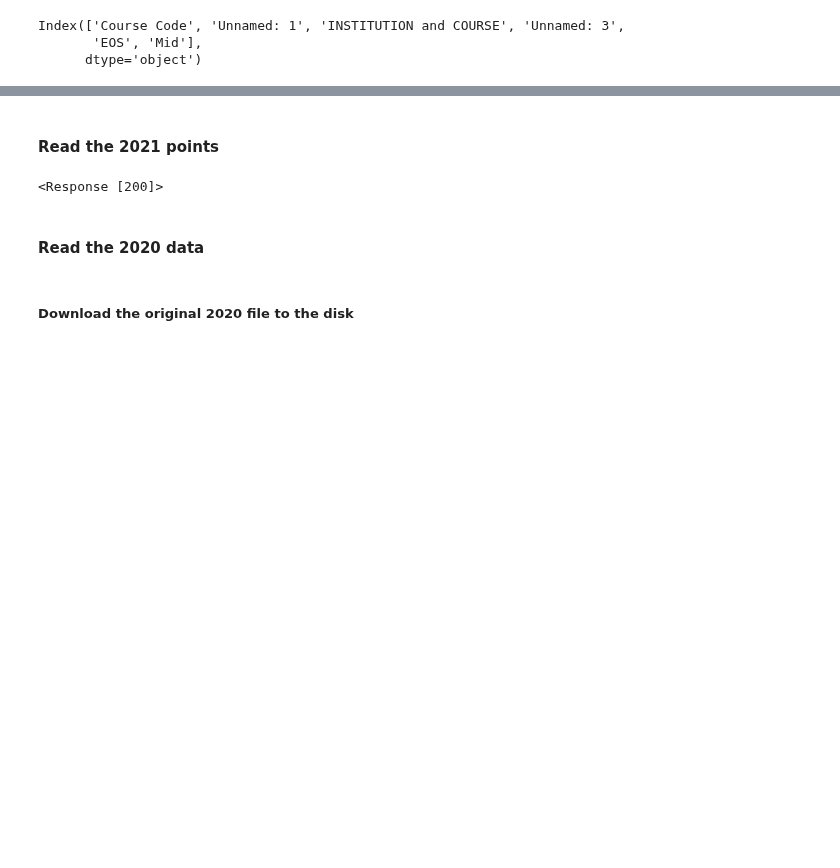
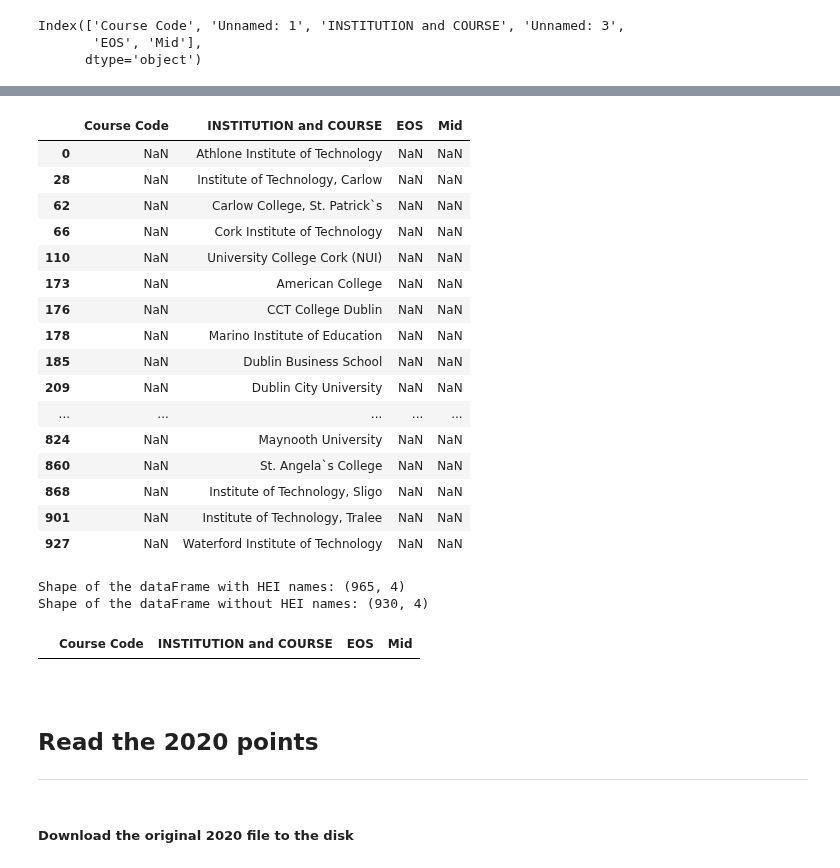
Before and after one commit to przemekbil/FoDA_2021, a Jupyter notebook: cao.ipynb, the cells around one changed output, grey strips where cells are left out. Drawn from its saved outputs; the diff is of its cells as text; code cells hidden in the pictures; blank space fills up the shorter version.

```diff
--- a/cao.ipynb
+++ b/cao.ipynb
@@ -70,21 +86,42 @@ df19 = df19.drop(['Unnamed: 1', 'Unnamed: 3'], axis=1)
+# %%
+#institute names are stored in the rows that don't have any values in the 'Course code' column
+df19[df19['Course Code'].isna()]
+# %% [output]
+|  | Course Code | INSTITUTION and COURSE | EOS | Mid |
+| 0 | NaN | Athlone Institute of Technology | NaN | NaN |
+| 28 | NaN | Institute of Technology, Carlow | NaN | NaN |
+| 62 | NaN | Carlow College, St. Patrick`s | NaN | NaN |
+| 66 | NaN | Cork Institute of Technology | NaN | NaN |
+| 110 | NaN | University College Cork (NUI) | NaN | NaN |
+| 173 | NaN | American College | NaN | NaN |
+| 176 | NaN | CCT College Dublin | NaN | NaN |
+| 178 | NaN | Marino Institute of Education | NaN | NaN |
+| 185 | NaN | Dublin Business School | NaN | NaN |
+| 209 | NaN | Dublin City University | NaN | NaN |
+| ... | ... | ... | ... | ... |
+| 824 | NaN | Maynooth University | NaN | NaN |
+| 860 | NaN | St. Angela`s College | NaN | NaN |
+| 868 | NaN | Institute of Technology, Sligo | NaN | NaN |
+| 901 | NaN | Institute of Technology, Tralee | NaN | NaN |
+| 927 | NaN | Waterford Institute of Technology | NaN | NaN |
+# %%
+#Let's remove these rows:
+#https://pandas.pydata.org/docs/reference/api/pandas.DataFrame.dropna.html
+print("Shape of the dataFrame with HEI names: {}".format(df19.shape))
+df19 = df19.dropna(axis=0, subset=['Course Code'])
+print("Shape of the dataFrame without HEI names: {}".format(df19.shape))
+# %% [output]
+Shape of the dataFrame with HEI names: (965, 4)
+Shape of the dataFrame without HEI names: (930, 4)
 # %%
-# Create the dataframe with institution names and their place in the original dataframe
-
-# As per: https://datatofish.com/rows-with-nan-pandas-dataframe/#:~:text=%20Steps%20to%20select%20all%20rows%20with%20NaN,NaN%20under%20a%20single%20DataFrame%20column%20More%20
-hei = df19[df19['Course Code'].isna()]
+# Check that all the rows without values defined in 'Course Code' column are removed
+df19[df19['Course Code'].isna()]
+# %% [output]
+|  | Course Code | INSTITUTION and COURSE | EOS | Mid |
-# %% [markdown]
-#### Read the 2021 points
-# %%
-# URL of the page with the 2021 CAO points
-url = 'http://www2.cao.ie/points/l8.php'
-
-# Fetch the CAO points URL
-resp = rq.get(url)
-
-resp
-# %% [output]
-<Response [200]>
 # %% [markdown]
-#### Read the 2020 data
+<br>
+
+## **Read the 2020 points**
+****
 # %%
 # Read the file directly from the CAO website
```
Also changed, not shown: parts of 20 cells of this notebook, 4 other files.
